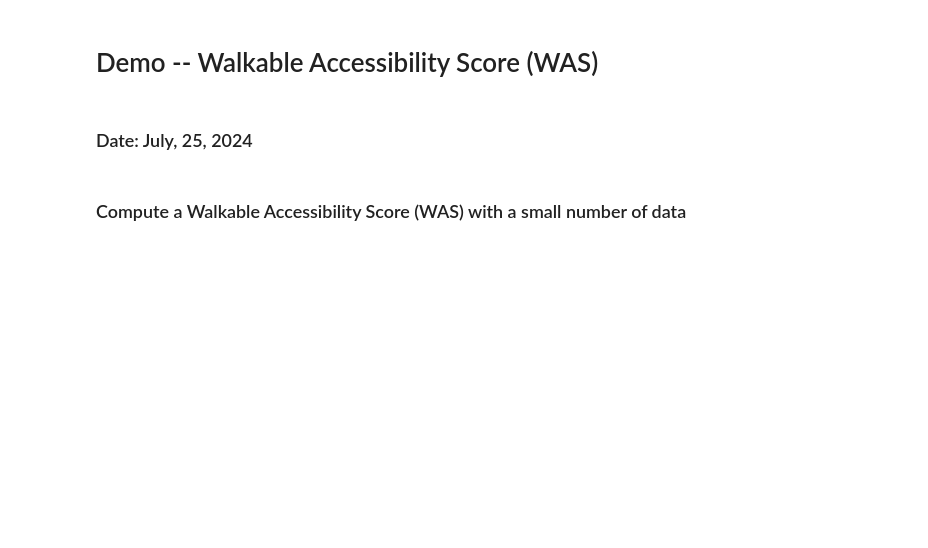
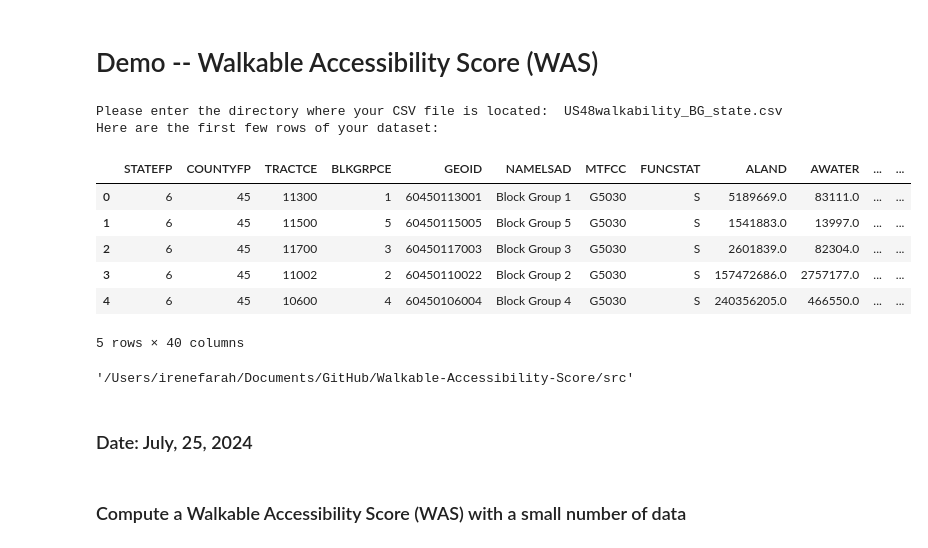
Before and after one commit to kcredit/Walkable-Accessibility-Score, a Jupyter notebook: src/demo.ipynb, the cells around one changed output. Cells and saved outputs as stored; diff of their text form; code cells hidden in the pictures; blank space fills up the shorter version.

```diff
--- a/src/demo.ipynb
+++ b/src/demo.ipynb
@@ -1,2 +1,41 @@
 # %% [markdown]
 # Demo -- Walkable Accessibility Score (WAS)
+# %%
+## WE could do something like this
+#please drop your origin and destination files in the according folders
+
+# Step 1: Import necessary libraries
+import pandas as pd
+import os
+
+# Step 2: Ask for user input for the directory and file name
+directory = '/Users/irenefarah/Documents/GitHub/Walkable-Accessibility-Score/src/origin'
+file_name = input("Please enter the directory where your CSV file is located: ")
+
+# Step 3: Create the full file path
+file_path = os.path.join(directory, file_name)
+
+# Step 4: Check if the file exists
+if os.path.isfile(file_path):
+    # Step 5: Read the CSV file
+    df = pd.read_csv(file_path)
+
+    # Step 6: Display the first few rows of the dataframe
+    print("Here are the first few rows of your dataset:")
+    display(df.head())
+else:
+    print("The file does not exist. Please check the directory and file name and try again.")
+# %% [output]
+Please enter the directory where your CSV file is located:  US48walkability_BG_state.csv
+Here are the first few rows of your dataset:
+|  | STATEFP | COUNTYFP | TRACTCE | BLKGRPCE | GEOID | NAMELSAD | MTFCC | FUNCSTAT | ALAND | AWATER | ... | ... |
+| 0 | 6 | 45 | 11300 | 1 | 60450113001 | Block Group 1 | G5030 | S | 5189669.0 | 83111.0 | ... | ... |
+| 1 | 6 | 45 | 11500 | 5 | 60450115005 | Block Group 5 | G5030 | S | 1541883.0 | 13997.0 | ... | ... |
+| 2 | 6 | 45 | 11700 | 3 | 60450117003 | Block Group 3 | G5030 | S | 2601839.0 | 82304.0 | ... | ... |
+| 3 | 6 | 45 | 11002 | 2 | 60450110022 | Block Group 2 | G5030 | S | 157472686.0 | 2757177.0 | ... | ... |
+| 4 | 6 | 45 | 10600 | 4 | 60450106004 | Block Group 4 | G5030 | S | 240356205.0 | 466550.0 | ... | ... |
+5 rows × 40 columns
+# %%
+pwd
+# %% [output]
+'/Users/irenefarah/Documents/GitHub/Walkable-Accessibility-Score/src'
```
Also changed, not shown: parts of 1 cell of this notebook.
